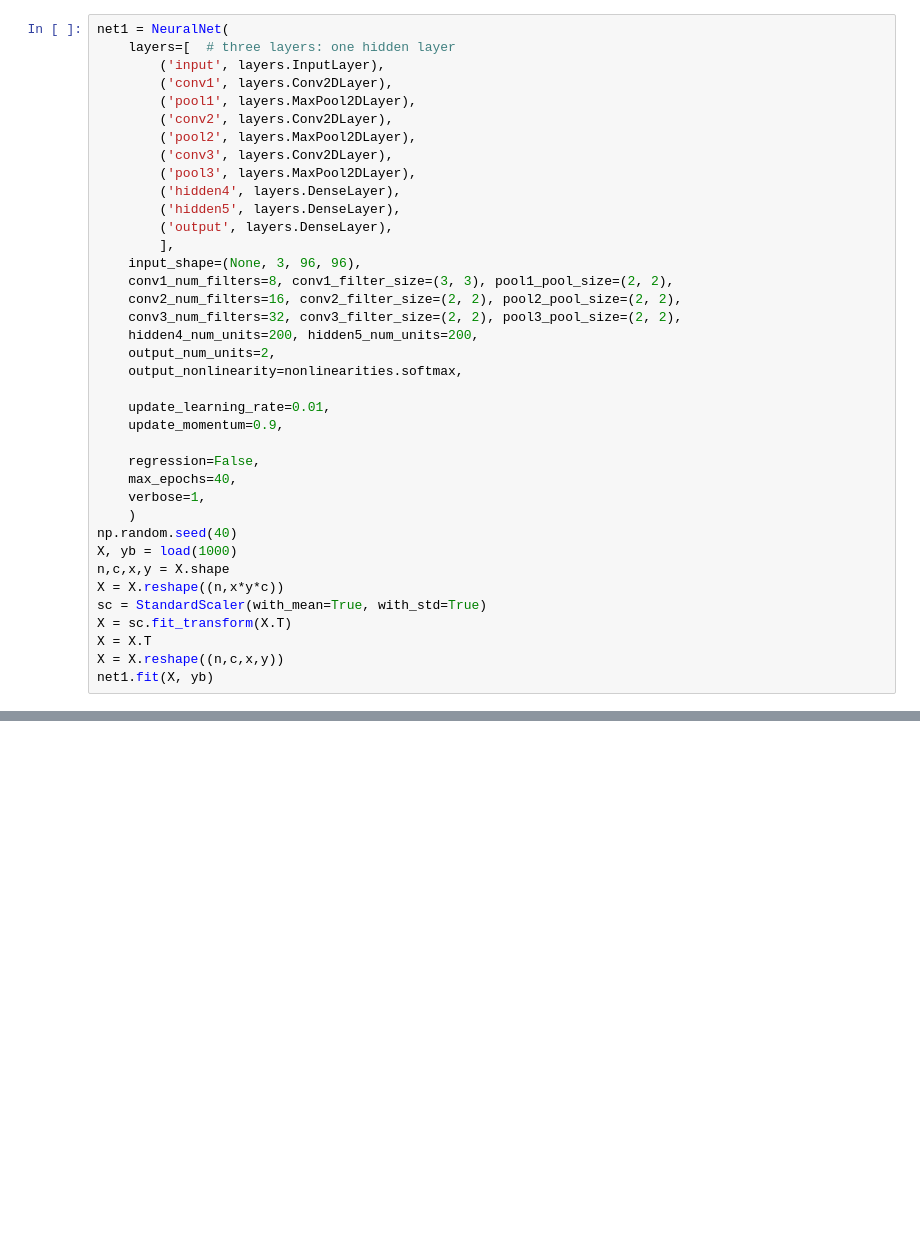
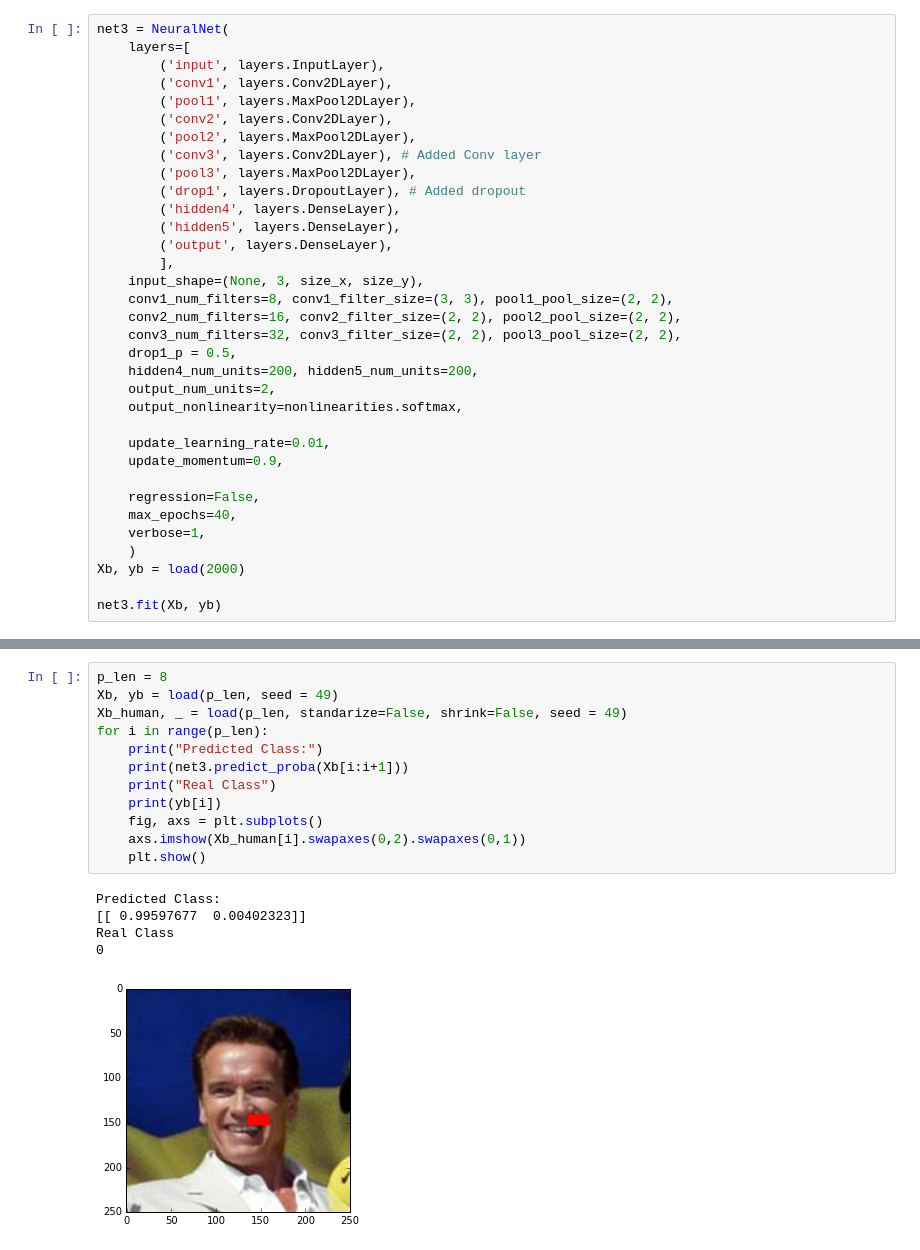
Before and after one commit to jaykk/PUG-Talk-7Dec2015, a Jupyter notebook: PUG Talk 7 Dec 2015.ipynb, the cells around one changed output, grey strips where cells are left out. Cells and saved outputs as stored; diff of their text form; blank space fills up the shorter version.

```diff
--- a/PUG Talk 7 Dec 2015.ipynb
+++ b/PUG Talk 7 Dec 2015.ipynb
@@ -102,21 +212,23 @@ NameError: name 'size_x' is not defined
 # %%
-net1 = NeuralNet(
-    layers=[  # three layers: one hidden layer
+net3 = NeuralNet(
+    layers=[
         ('input', layers.InputLayer),
         ('conv1', layers.Conv2DLayer),
         ('pool1', layers.MaxPool2DLayer),
         ('conv2', layers.Conv2DLayer),
         ('pool2', layers.MaxPool2DLayer),
-        ('conv3', layers.Conv2DLayer),
+        ('conv3', layers.Conv2DLayer), # Added Conv layer
         ('pool3', layers.MaxPool2DLayer),
+        ('drop1', layers.DropoutLayer), # Added dropout
         ('hidden4', layers.DenseLayer),
         ('hidden5', layers.DenseLayer),
         ('output', layers.DenseLayer),
         ],
-    input_shape=(None, 3, 96, 96),
+    input_shape=(None, 3, size_x, size_y),
     conv1_num_filters=8, conv1_filter_size=(3, 3), pool1_pool_size=(2, 2),
     conv2_num_filters=16, conv2_filter_size=(2, 2), pool2_pool_size=(2, 2),
     conv3_num_filters=32, conv3_filter_size=(2, 2), pool3_pool_size=(2, 2),
+    drop1_p = 0.5,
     hidden4_num_units=200, hidden5_num_units=200,
     output_num_units=2,
     output_nonlinearity=nonlinearities.softmax,
@@ -128,13 +240,7 @@ net1 = NeuralNet(
     max_epochs=40,
     verbose=1,
     )
-np.random.seed(40)
-X, yb = load(1000)
-n,c,x,y = X.shape
-X = X.reshape((n,x*y*c))
-sc = StandardScaler(with_mean=True, with_std=True)
-X = sc.fit_transform(X.T)
-X = X.T
-X = X.reshape((n,c,x,y))
-net1.fit(X, yb)
+Xb, yb = load(2000)
+
+net3.fit(Xb, yb)
 # %% [output]
@@ -225,0 +283,18 @@ net1.fit(Xb, yb)
+# %%
+p_len = 8
+Xb, yb = load(p_len, seed = 49)
+Xb_human, _ = load(p_len, standarize=False, shrink=False, seed = 49)
+for i in range(p_len):
+    print("Predicted Class:")
+    print(net3.predict_proba(Xb[i:i+1]))
+    print("Real Class")
+    print(yb[i])
+    fig, axs = plt.subplots()
+    axs.imshow(Xb_human[i].swapaxes(0,2).swapaxes(0,1))
+    plt.show()
+# %% [output]
+Predicted Class:
+[[ 0.99597677  0.00402323]]
+Real Class
+0
+[figure, added]
```
Also changed, not shown: parts of 29 cells of this notebook, 46 other files.
